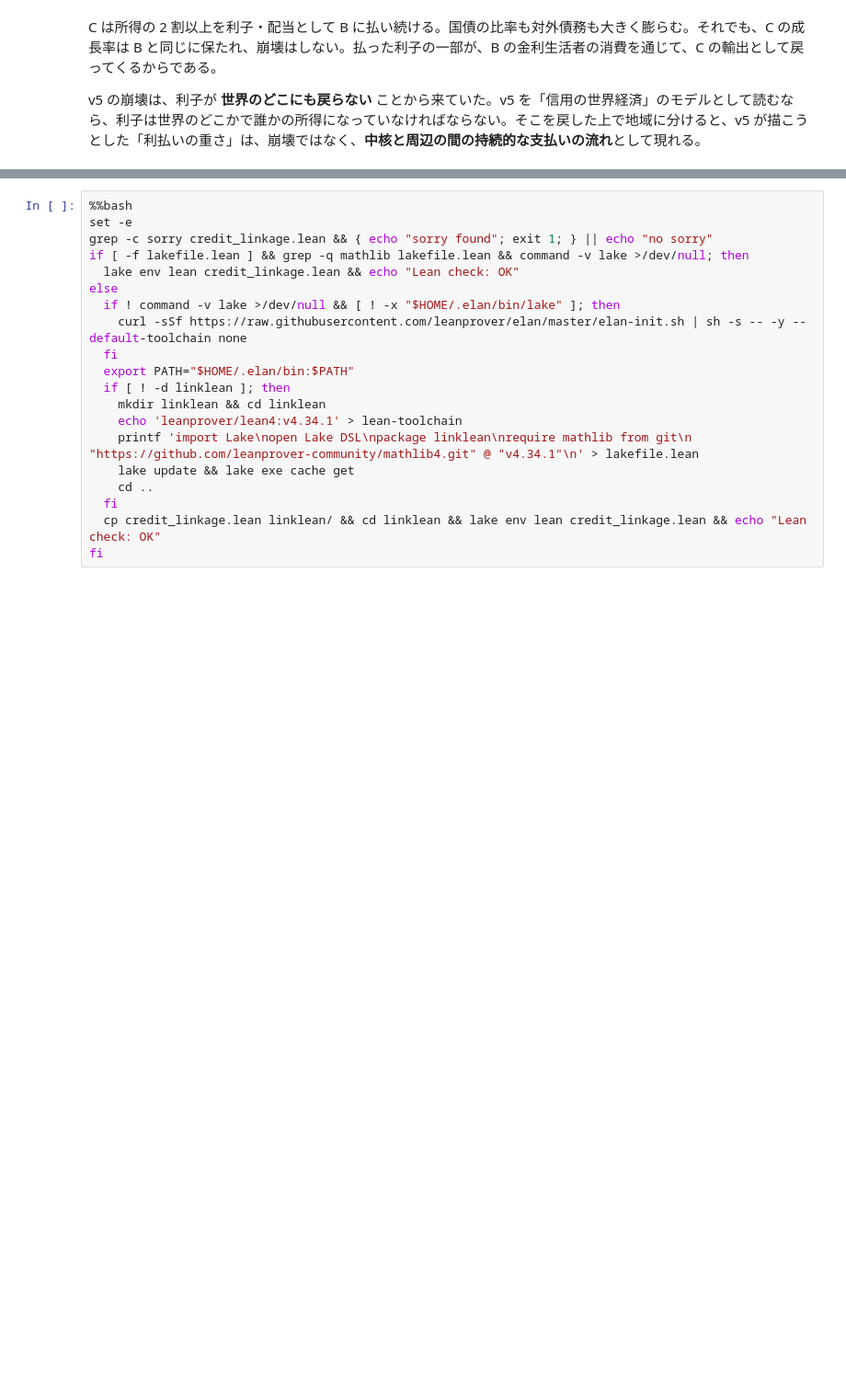
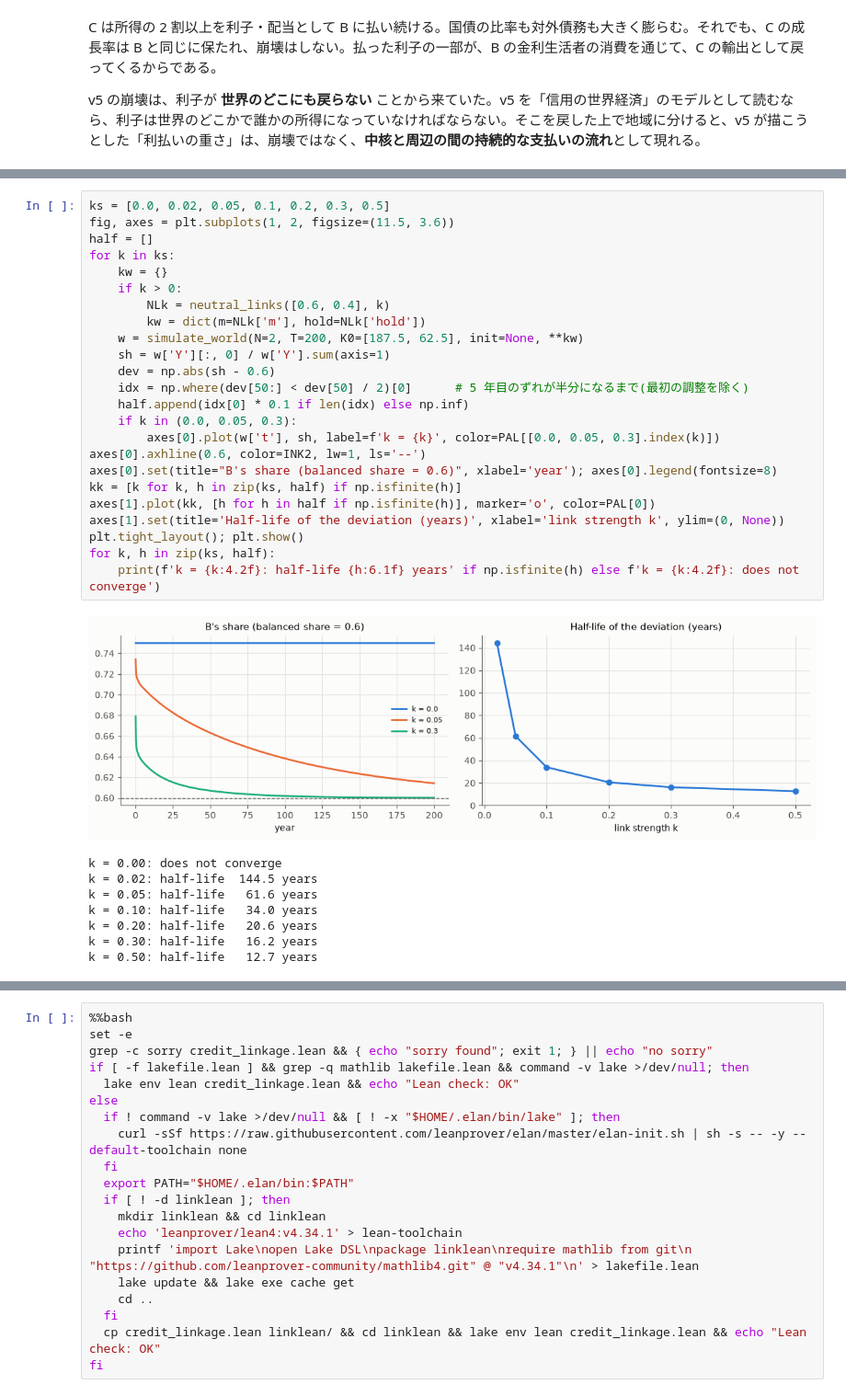
Before and after one commit to JRF-2018/credit_simulation_v6, a Jupyter notebook: notebooks/credit_linkage.ipynb, the cells around one changed output, grey strips where cells are left out. Shown at 92% size. Cells and saved outputs as stored; diff of their text form; blank space fills up the shorter version.

```diff
--- a/notebooks/credit_linkage.ipynb
+++ b/notebooks/credit_linkage.ipynb
@@ -1419,0 +1809,33 @@ v5 の崩壊は、利子が **世界のどこにも戻らない** ことから
+# %%
+ks = [0.0, 0.02, 0.05, 0.1, 0.2, 0.3, 0.5]
+fig, axes = plt.subplots(1, 2, figsize=(11.5, 3.6))
+half = []
+for k in ks:
+    kw = {}
+    if k > 0:
+        NLk = neutral_links([0.6, 0.4], k)
+        kw = dict(m=NLk['m'], hold=NLk['hold'])
+    w = simulate_world(N=2, T=200, K0=[187.5, 62.5], init=None, **kw)
+    sh = w['Y'][:, 0] / w['Y'].sum(axis=1)
+    dev = np.abs(sh - 0.6)
+    idx = np.where(dev[50:] < dev[50] / 2)[0]      # 5 年目のずれが半分になるまで(最初の調整を除く)
+    half.append(idx[0] * 0.1 if len(idx) else np.inf)
+    if k in (0.0, 0.05, 0.3):
+        axes[0].plot(w['t'], sh, label=f'k = {k}', color=PAL[[0.0, 0.05, 0.3].index(k)])
+axes[0].axhline(0.6, color=INK2, lw=1, ls='--')
+axes[0].set(title="B's share (balanced share = 0.6)", xlabel='year'); axes[0].legend(fontsize=8)
+kk = [k for k, h in zip(ks, half) if np.isfinite(h)]
+axes[1].plot(kk, [h for h in half if np.isfinite(h)], marker='o', color=PAL[0])
+axes[1].set(title='Half-life of the deviation (years)', xlabel='link strength k', ylim=(0, None))
+plt.tight_layout(); plt.show()
+for k, h in zip(ks, half):
+    print(f'k = {k:4.2f}: half-life {h:6.1f} years' if np.isfinite(h) else f'k = {k:4.2f}: does not converge')
+# %% [output]
+[figure, added]
+k = 0.00: does not converge
+k = 0.02: half-life  144.5 years
+k = 0.05: half-life   61.6 years
+k = 0.10: half-life   34.0 years
+k = 0.20: half-life   20.6 years
+k = 0.30: half-life   16.2 years
+k = 0.50: half-life   12.7 years
```
Also changed, not shown: parts of 10 cells of this notebook, 5 other files.
